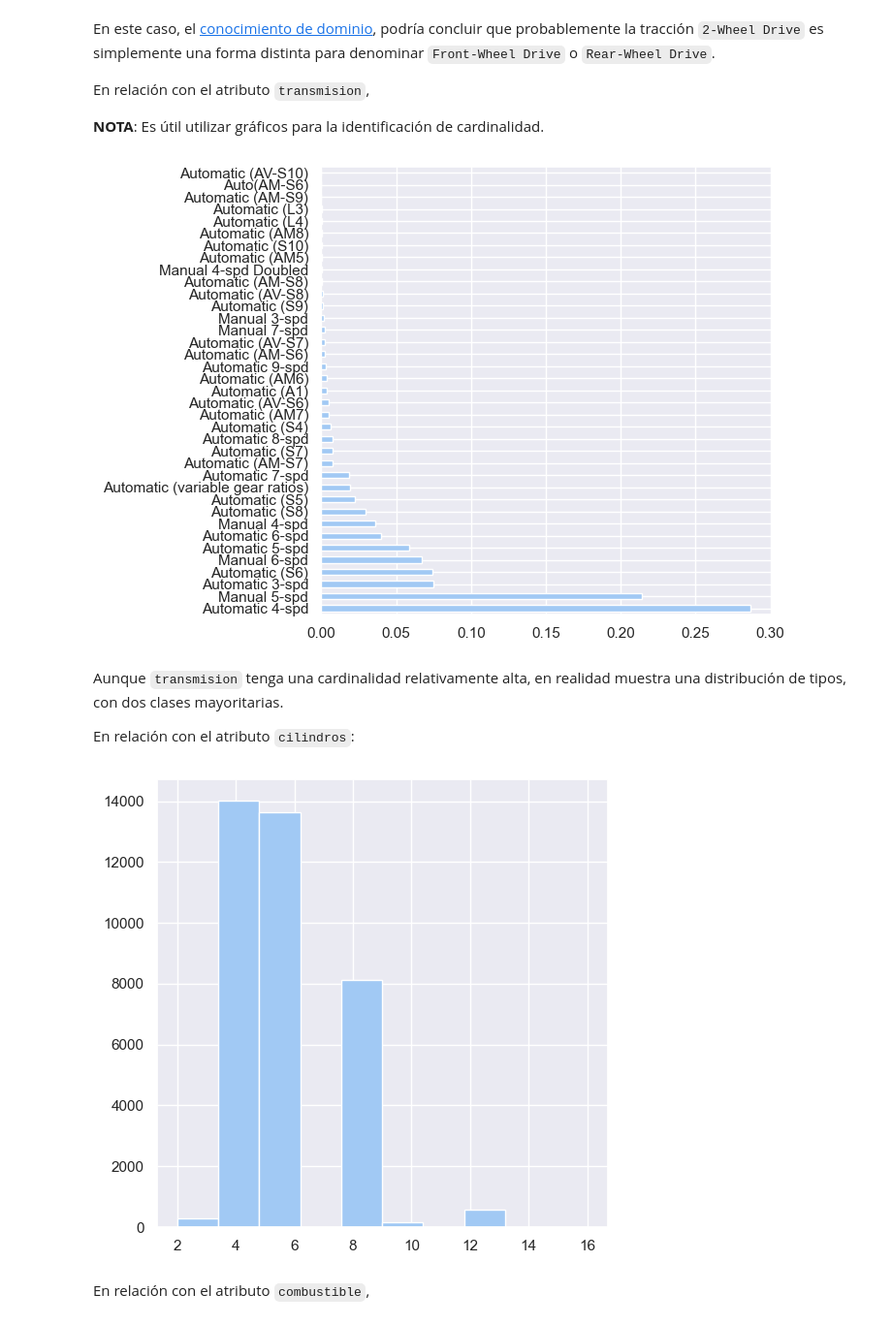
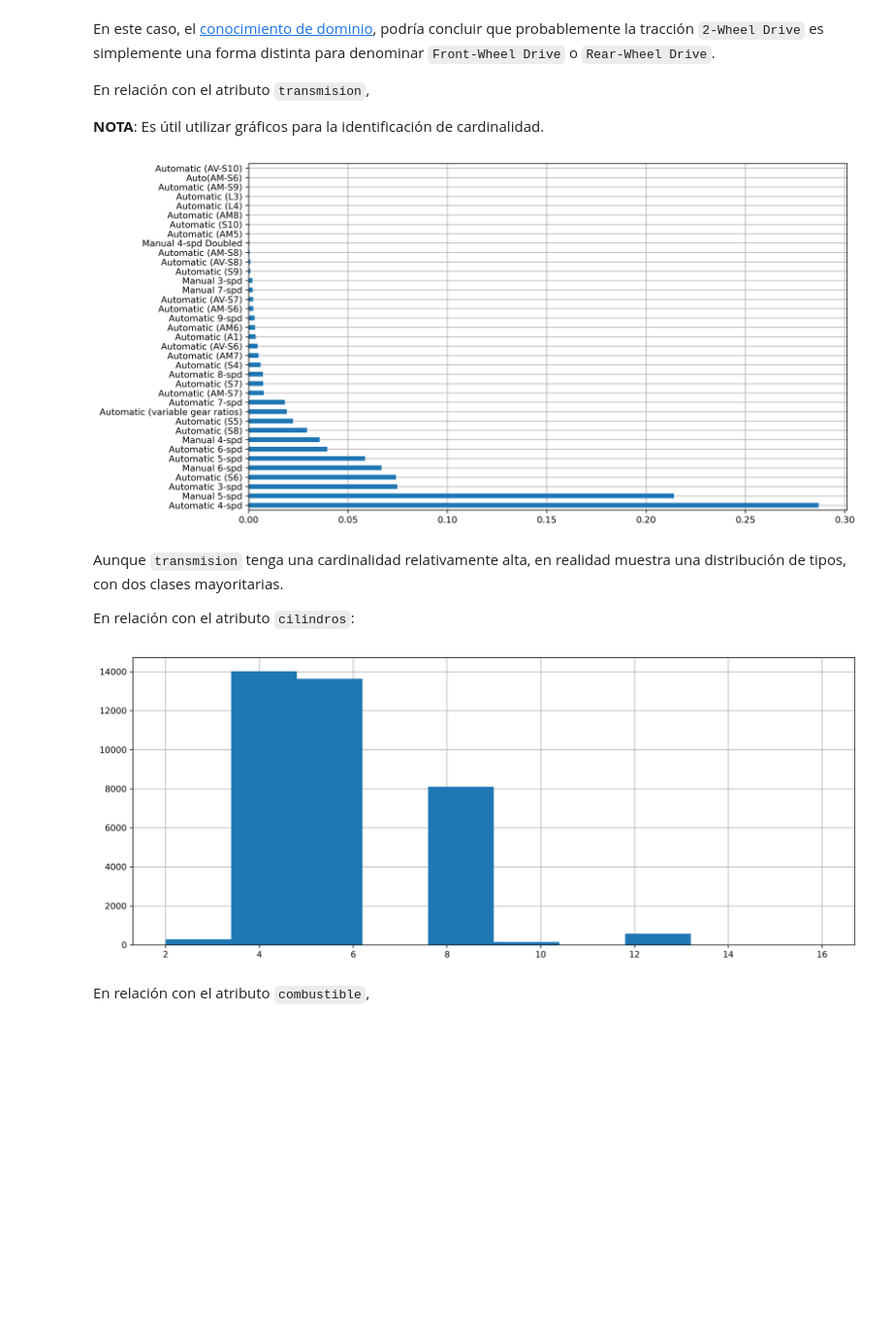
Before and after one commit to ahar0n/python-notebooks, a Jupyter notebook: 07 EDA con Python/0704 EDA 02 - Diagnostico de calidad.ipynb, the cells around one changed output. Shown at 97% size. Cells and saved outputs as stored; diff of their text form; code cells hidden in the pictures; blank space fills up the shorter version.

```diff
--- a/07 EDA con Python/0704 EDA 02 - Diagnostico de calidad.ipynb
+++ b/07 EDA con Python/0704 EDA 02 - Diagnostico de calidad.ipynb
@@ -158,18 +160,21 @@ En este caso, el [conocimiento de dominio](https://www.edmunds.com/car-technolog
 En relación con el atributo `transmision`,
 
 __NOTA__: Es útil utilizar gráficos para la identificación de cardinalidad.
-# %%
-fig = vehiculos['transmision'].value_counts(normalize=True).plot.barh()
-# %% [output]
-[figure, removed]
+# %%
+from matplotlib import pyplot as plt
+plt.rcParams.update({'figure.dpi': 300, 'savefig.dpi': 300, 'axes.axisbelow': True})
+
+fig = vehiculos['transmision'].value_counts(normalize=True).plot.barh(figsize=(12,7), grid=True)
+# %% [output]
+[figure, added]
 # %% [markdown]
 Aunque `transmision` tenga una cardinalidad relativamente alta, en realidad muestra una distribución de tipos, con dos clases mayoritarias.
 
 En relación con el atributo `cilindros`:
 # %%
-fig = vehiculos['cilindros'].hist()
+fig = vehiculos['cilindros'].hist(figsize=(15,6))
 # %% [output]
-[figure, old version]
+[figure, new version]
 # %% [markdown]
 En relación con el atributo `combustible`,
 # %%
```
Also changed, not shown: parts of 10 cells of this notebook, 2 other files.
